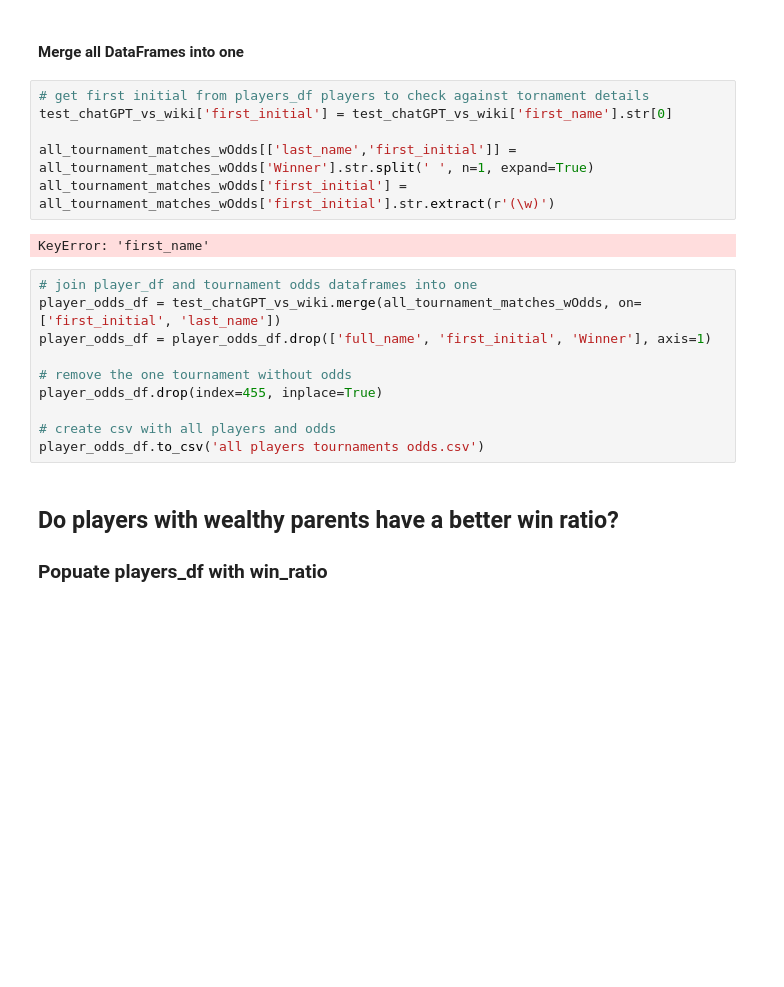
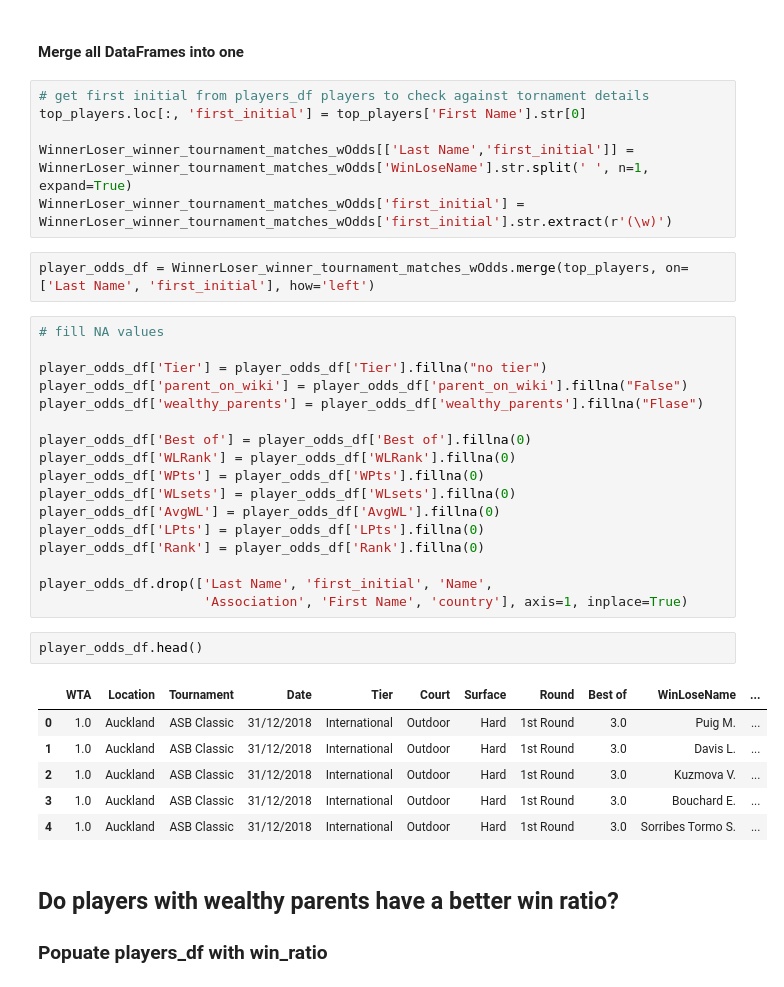
Before and after one commit to mmmcustard/analytics158739, a Jupyter notebook: 158739Assignment4.ipynb, the cells around one changed output. Cells and saved outputs as stored; diff of their text form; blank space fills up the shorter version.

```diff
--- a/158739Assignment4.ipynb
+++ b/158739Assignment4.ipynb
@@ -487,22 +504,38 @@ percentage_wealthy
 #### Merge all DataFrames into one
 # %%
 # get first initial from players_df players to check against tornament details
-test_chatGPT_vs_wiki['first_initial'] = test_chatGPT_vs_wiki['first_name'].str[0]
+top_players.loc[:, 'first_initial'] = top_players['First Name'].str[0]
 
-all_tournament_matches_wOdds[['last_name','first_initial']] = all_tournament_matches_wOdds['Winner'].str.split(' ', n=1, expand=True)
-all_tournament_matches_wOdds['first_initial'] = all_tournament_matches_wOdds['first_initial'].str.extract(r'(\w)')
+WinnerLoser_winner_tournament_matches_wOdds[['Last Name','first_initial']] = WinnerLoser_winner_tournament_matches_wOdds['WinLoseName'].str.split(' ', n=1, expand=True)
+WinnerLoser_winner_tournament_matches_wOdds['first_initial'] = WinnerLoser_winner_tournament_matches_wOdds['first_initial'].str.extract(r'(\w)')
-# %% [output]
-KeyError: 'first_name'
-# %%
-# join player_df and tournament odds dataframes into one
-player_odds_df = test_chatGPT_vs_wiki.merge(all_tournament_matches_wOdds, on=['first_initial', 'last_name'])
-player_odds_df = player_odds_df.drop(['full_name', 'first_initial', 'Winner'], axis=1)
-
-# remove the one tournament without odds
-player_odds_df.drop(index=455, inplace=True)
-
-# create csv with all players and odds
-player_odds_df.to_csv('all players tournaments odds.csv')
+# %%
+player_odds_df = WinnerLoser_winner_tournament_matches_wOdds.merge(top_players, on=['Last Name', 'first_initial'], how='left')
+# %%
+# fill NA values
+
+player_odds_df['Tier'] = player_odds_df['Tier'].fillna("no tier")
+player_odds_df['parent_on_wiki'] = player_odds_df['parent_on_wiki'].fillna("False")
+player_odds_df['wealthy_parents'] = player_odds_df['wealthy_parents'].fillna("Flase")
+
+player_odds_df['Best of'] = player_odds_df['Best of'].fillna(0)
+player_odds_df['WLRank'] = player_odds_df['WLRank'].fillna(0)
+player_odds_df['WPts'] = player_odds_df['WPts'].fillna(0)
+player_odds_df['WLsets'] = player_odds_df['WLsets'].fillna(0)
+player_odds_df['AvgWL'] = player_odds_df['AvgWL'].fillna(0)
+player_odds_df['LPts'] = player_odds_df['LPts'].fillna(0)
+player_odds_df['Rank'] = player_odds_df['Rank'].fillna(0)
+
+player_odds_df.drop(['Last Name', 'first_initial', 'Name',
+                     'Association', 'First Name', 'country'], axis=1, inplace=True)
+# %%
+player_odds_df.head()
+# %% [output]
+|  | WTA | Location | Tournament | Date | Tier | Court | Surface | Round | Best of | WinLoseName | ... |
+| 0 | 1.0 | Auckland | ASB Classic | 31/12/2018 | International | Outdoor | Hard | 1st Round | 3.0 | Puig M. | ... |
+| 1 | 1.0 | Auckland | ASB Classic | 31/12/2018 | International | Outdoor | Hard | 1st Round | 3.0 | Davis L. | ... |
+| 2 | 1.0 | Auckland | ASB Classic | 31/12/2018 | International | Outdoor | Hard | 1st Round | 3.0 | Kuzmova V. | ... |
+| 3 | 1.0 | Auckland | ASB Classic | 31/12/2018 | International | Outdoor | Hard | 1st Round | 3.0 | Bouchard E. | ... |
+| 4 | 1.0 | Auckland | ASB Classic | 31/12/2018 | International | Outdoor | Hard | 1st Round | 3.0 | Sorribes Tormo S. | ... |
 # %% [markdown]
 ## Do players with wealthy parents have a better win ratio?
 ### Popuate players_df with win_ratio
```
Also changed, not shown: parts of 29 cells of this notebook.
